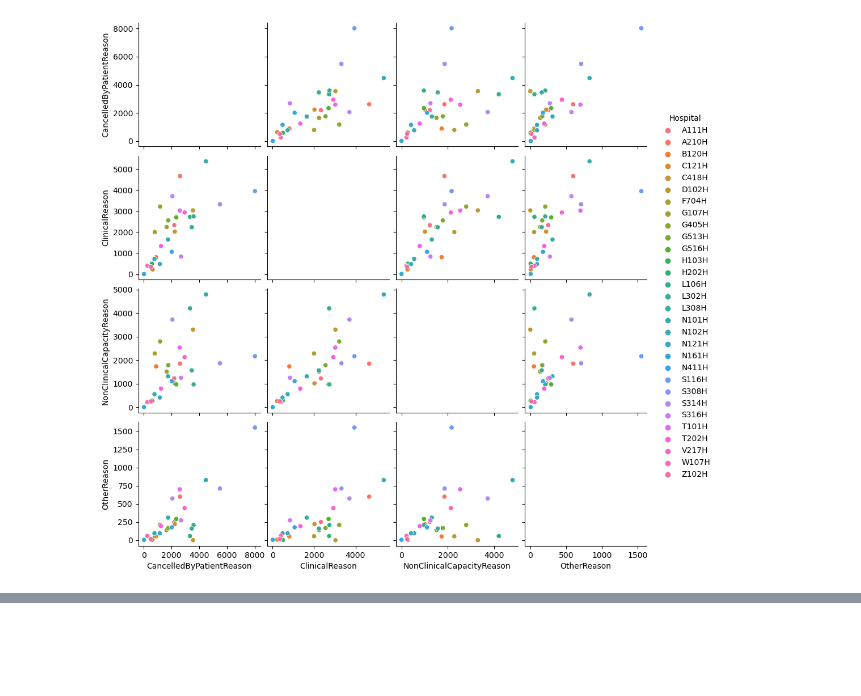
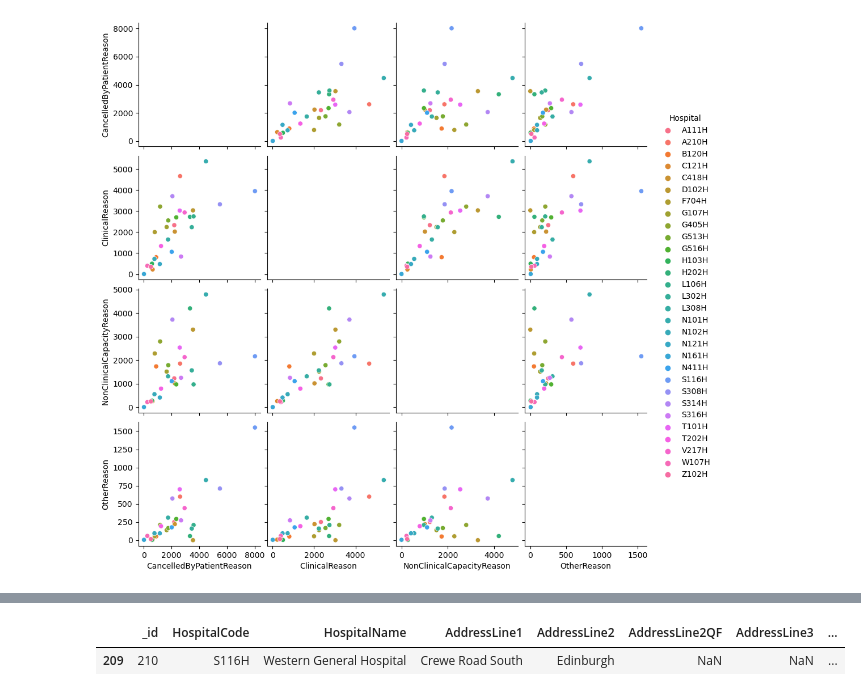
Before and after one commit to brianej/fdscw3, a Jupyter notebook: q3.ipynb, the cells around one changed output, grey strips where cells are left out. Cells and saved outputs as stored; diff of their text form; code cells hidden in the pictures; blank space fills up the shorter version.

```diff
--- a/q3.ipynb
+++ b/q3.ipynb
@@ -15,6 +17,9 @@ from sklearn.preprocessing import StandardScaler
 # %%
 cancellations_hospital_fp = os.path.join(os.getcwd(), "datasets", "cancellations_by_hospital.csv")
 cancellations_hospital = pd.read_csv(cancellations_hospital_fp)
+
+hospital_names_fp = os.path.join(os.getcwd(), "datasets", "hospitals_scotland.csv")
+hospital_names = pd.read_csv(hospital_names_fp)
 # %%
 cancellations_hospital.isna().sum()
 # %% [output]
@@ -180,0 +187,5 @@ PC6 explains 0% of the variance.
+# %%
+hospital_names[hospital_names["HospitalCode"] == "S116H"]
+# %% [output]
+|  | _id | HospitalCode | HospitalName | AddressLine1 | AddressLine2 | AddressLine2QF | AddressLine3 | ... |
+| 209 | 210 | S116H | Western General Hospital | Crewe Road South | Edinburgh | NaN | NaN | ... |
```
Also changed, not shown: parts of 5 cells of this notebook.
